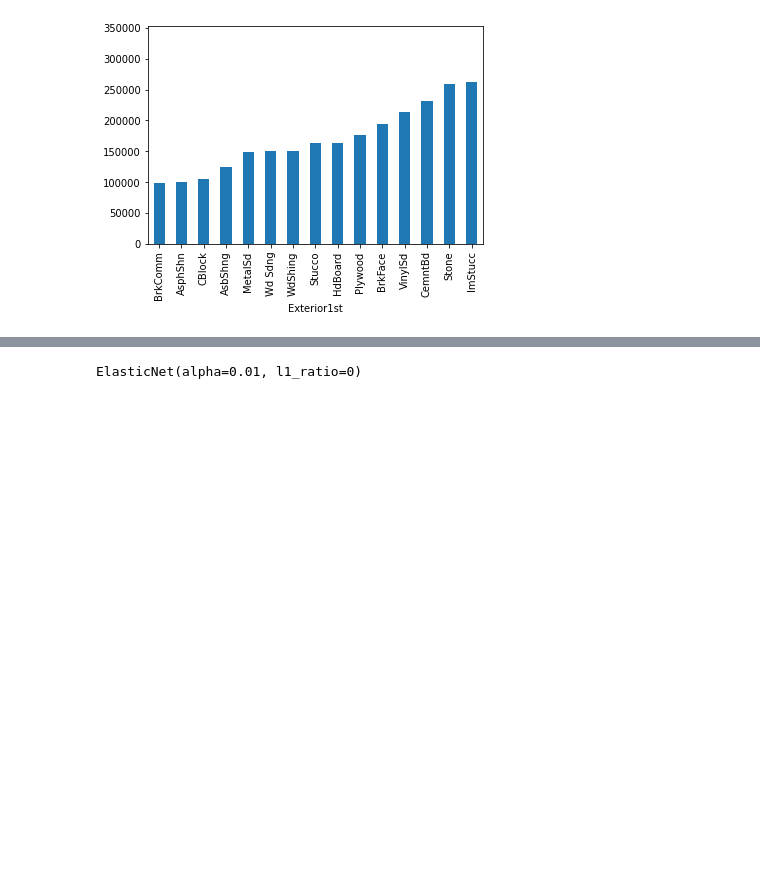
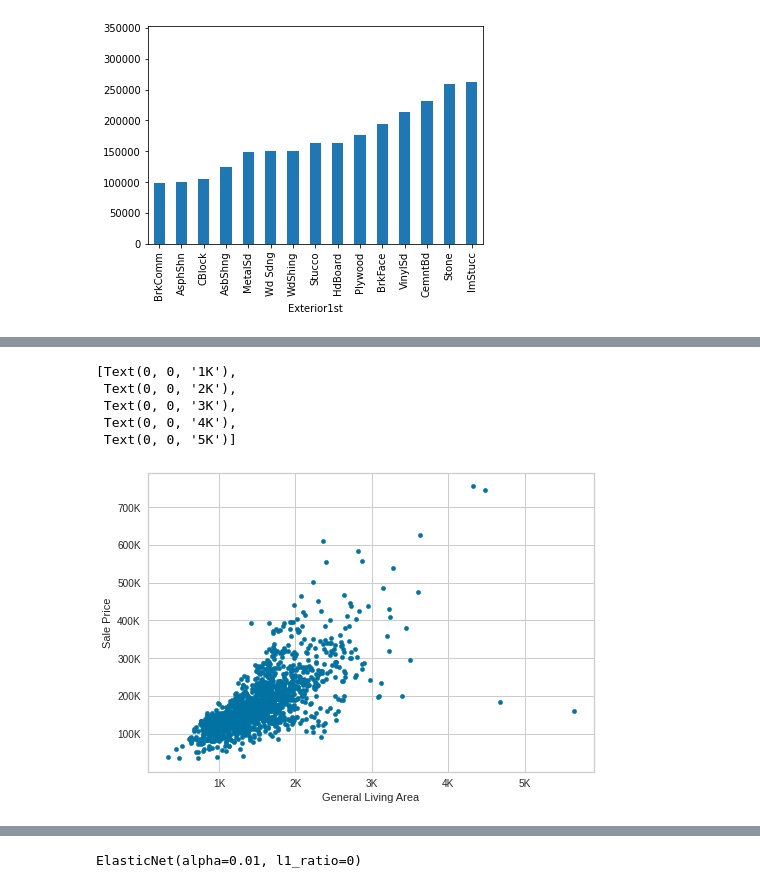
Before and after one commit to sherry-tang-97/house_price_prediction, a Jupyter notebook: house.ipynb, the cells around one changed output, grey strips where cells are left out. Saved outputs shown, nothing was run; the diff lists cells and outputs as text; code cells hidden in the pictures; blank space fills up the shorter version.

```diff
--- a/house.ipynb
+++ b/house.ipynb
@@ -257,0 +258,19 @@ test1x=test1.loc[:, test1.columns!='SalePrice']
+# %%
+fig, ax = plt.subplots()
+
+train1.plot.scatter(x='GrLivArea', y='SalePrice', ax=ax)
+
+ax.set_xlabel('General Living Area')
+ax.set_ylabel('Sale Price')
+
+yticks=np.arange(100000,800000,100000).tolist()
+yticklabels=['100K', '200K', '300K', '400K', '500K', '600K', '700K']
+ax.set_yticks(yticks)
+ax.set_yticklabels(yticklabels)
+
+
+xticks=np.arange(1000,6000,1000).tolist()
+xticklabels=['1K', '2K', '3K', '4K', '5K', '6K']
+ax.set_xticks(xticks)
+ax.set_xticklabels(xticklabels)
+# %% [output]
@@ -257,0 +278,6 @@ test1x=test1.loc[:, test1.columns!='SalePrice']
+[Text(0, 0, '1K'),
+ Text(0, 0, '2K'),
+ Text(0, 0, '3K'),
+ Text(0, 0, '4K'),
+ Text(0, 0, '5K')]
+[figure, added]
```
Also changed, not shown: parts of 111 cells of this notebook.
